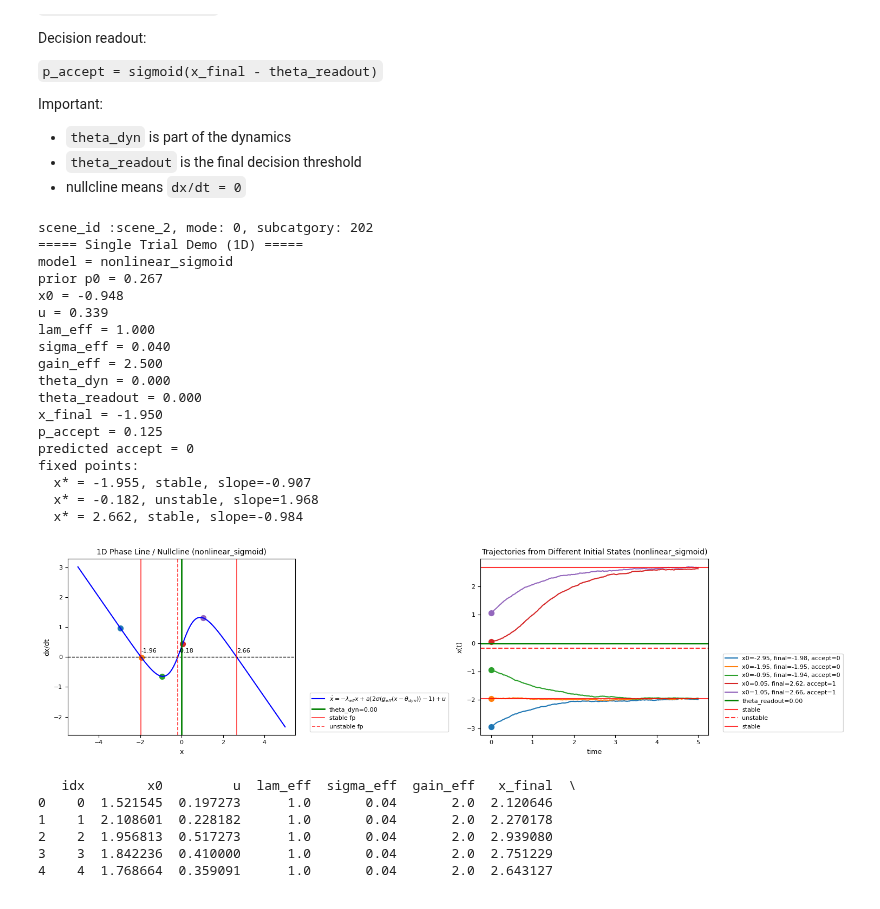
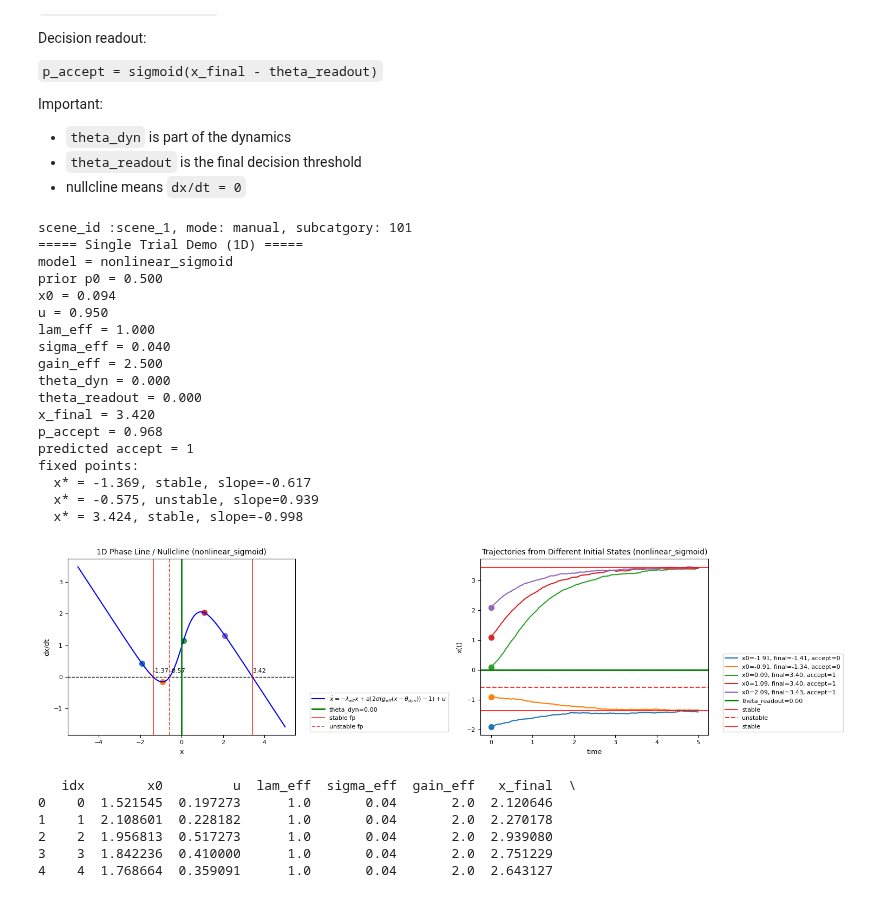
Before and after one commit to yxlin02/HCICarSim, a Jupyter notebook: DataAnalysis.ipynb, the cells around one changed output. Cells and saved outputs as stored; diff of their text form; code cells hidden in the pictures.

```diff
--- a/DataAnalysis.ipynb
+++ b/DataAnalysis.ipynb
@@ -1599,7 +1599,7 @@ dummy_row = pd.Series({
 
     # ---------------- scenario ----------------
     "intensity": 0.0,
-    "coherence": 0.0,
+    "coherence": 1.0,
     "mean_throttle_input_zscore_pre2s": 0.0,
     "mean_throttle_pre2s": 0.0,
     "var_throttle_pre2s": 0.0,
@@ -1624,8 +1624,8 @@ dummy_row = pd.Series({
     "trigger__time_ms": 0.0,
 })
 # %%
-row = df_reaction.iloc[100]
-# row = dummy_row
+# row = df_reaction.iloc[100]
+row = dummy_row
 print(f"scene_id :{row['scene_id']}, mode: {row['mode']}, subcatgory: {row['recommendation_subcategory']}")
 
 
@@ -1640,44 +1640,44 @@ result = oneddynamics.run_single_trial_demo(
     gamma_density=0.1,
     gamma_time=0.25,
     gamma_mode=0.05,
 
     kappa=1.0,
     lam=1.0,
     a=2.5,
     gain=2.5,
     theta_dyn=0.0,
 
     sigma=0.04,
     theta_readout=0.0,
     dt=0.01,
     T=5.0,
 
     density_lam_gain=0.0,
     density_sigma_gain=0.0,
     time_gain_multiplier=1.0,
     auto_lam_multiplier=1.0,
     auto_sigma_multiplier=1.0,
 )
 # %% [output]
-scene_id :scene_2, mode: 0, subcatgory: 202
+scene_id :scene_1, mode: manual, subcatgory: 101
 ===== Single Trial Demo (1D) =====
 model = nonlinear_sigmoid
-prior p0 = 0.267
-x0 = -0.948
-u = 0.339
+prior p0 = 0.500
+x0 = 0.094
+u = 0.950
 lam_eff = 1.000
 sigma_eff = 0.040
 gain_eff = 2.500
 theta_dyn = 0.000
 theta_readout = 0.000
-x_final = -1.950
-p_accept = 0.125
-predicted accept = 0
+x_final = 3.420
+p_accept = 0.968
+predicted accept = 1
 fixed points:
-  x* = -1.955, stable, slope=-0.907
-  x* = -0.182, unstable, slope=1.968
-  x* = 2.662, stable, slope=-0.984
+  x* = -1.369, stable, slope=-0.617
+  x* = -0.575, unstable, slope=0.939
+  x* = 3.424, stable, slope=-0.998
-[figure, old version]
+[figure, new version]
 # %%
 df_sim = oneddynamics.simulate_dataframe_decisions(
     df_reaction,
```
Also changed, not shown: parts of 2 cells of this notebook.
